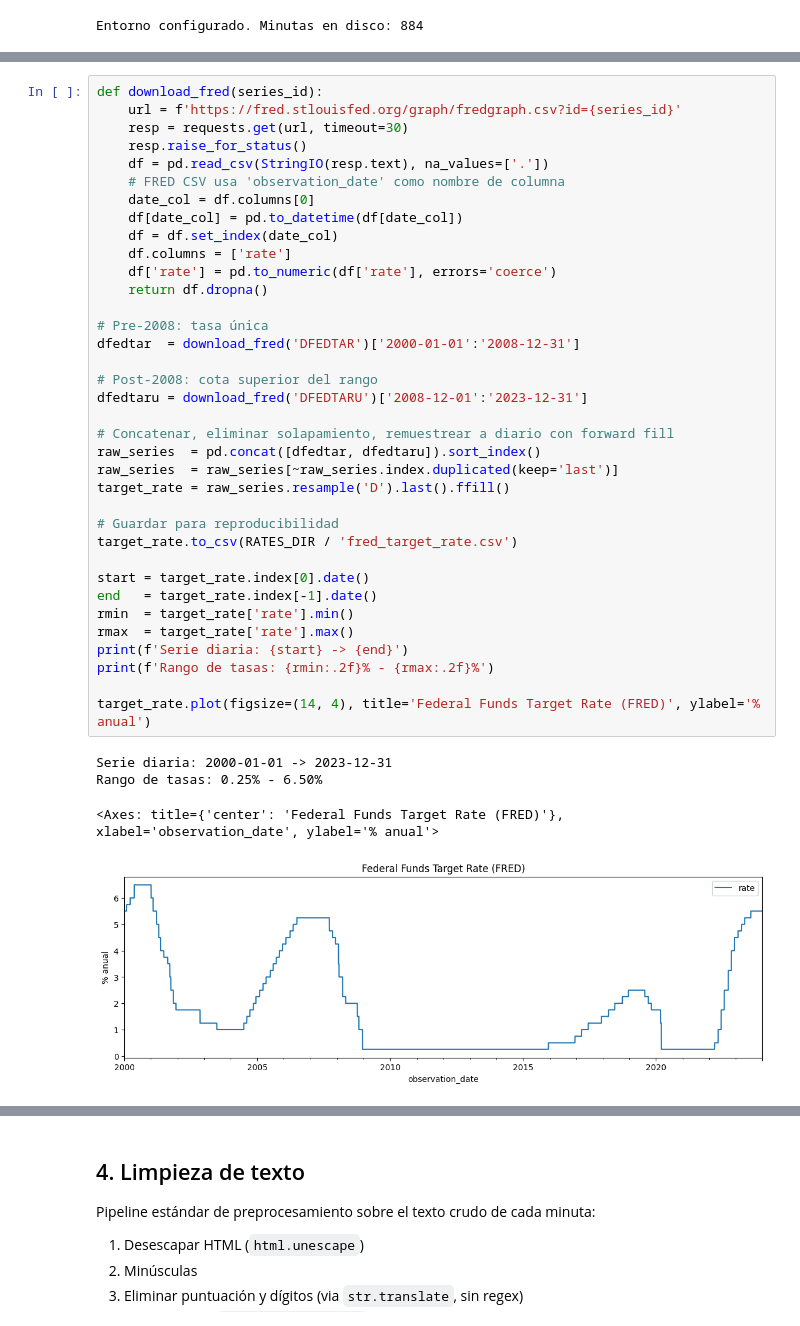
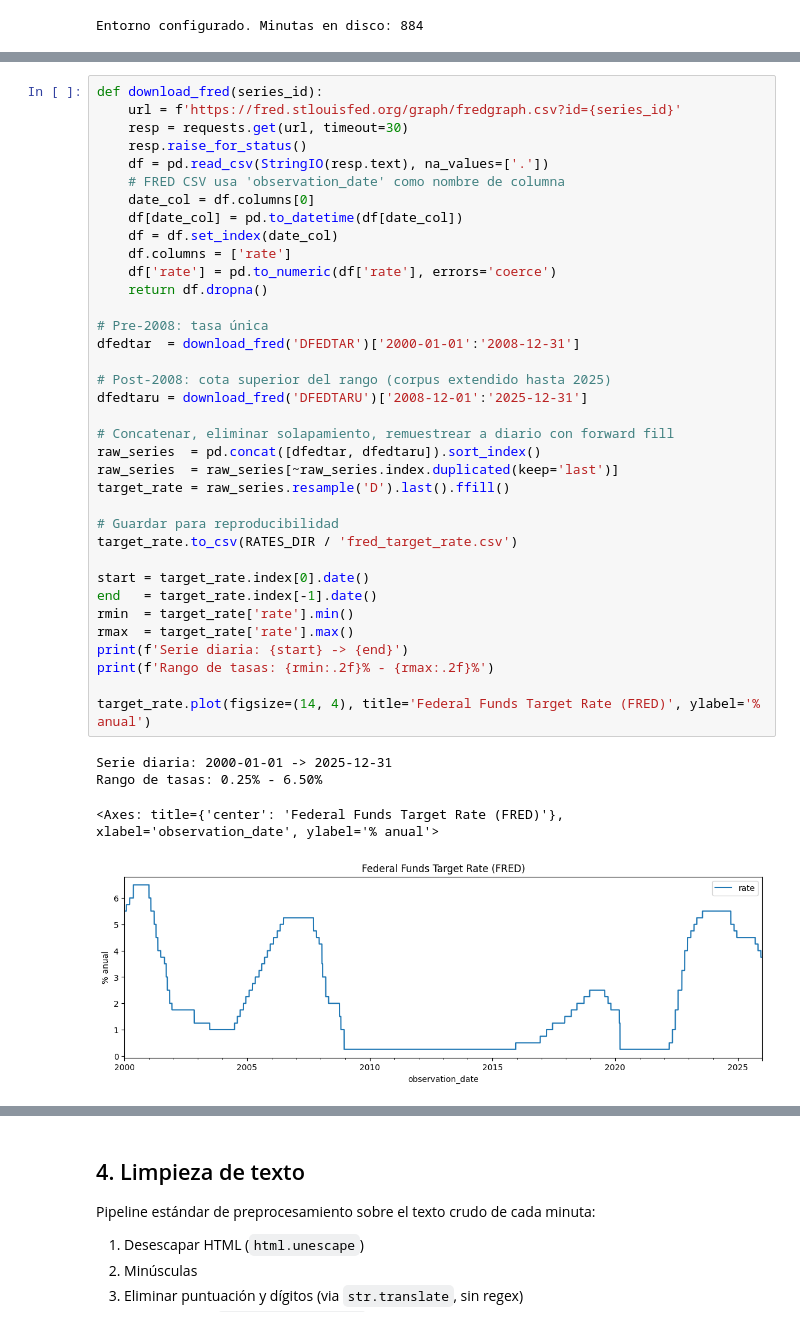
Before and after one commit to vruizitba/TP_NLP, a Jupyter notebook: notebooks/02_preprocessing.ipynb, the cells around one changed output, grey strips where cells are left out. Cells and saved outputs as stored; diff of their text form.

```diff
--- a/notebooks/02_preprocessing.ipynb
+++ b/notebooks/02_preprocessing.ipynb
@@ -55,37 +55,37 @@ def download_fred(series_id):
     date_col = df.columns[0]
     df[date_col] = pd.to_datetime(df[date_col])
     df = df.set_index(date_col)
     df.columns = ['rate']
     df['rate'] = pd.to_numeric(df['rate'], errors='coerce')
     return df.dropna()
 
 # Pre-2008: tasa única
 dfedtar  = download_fred('DFEDTAR')['2000-01-01':'2008-12-31']
 
-# Post-2008: cota superior del rango
-dfedtaru = download_fred('DFEDTARU')['2008-12-01':'2023-12-31']
+# Post-2008: cota superior del rango (corpus extendido hasta 2025)
+dfedtaru = download_fred('DFEDTARU')['2008-12-01':'2025-12-31']
 
 # Concatenar, eliminar solapamiento, remuestrear a diario con forward fill
 raw_series  = pd.concat([dfedtar, dfedtaru]).sort_index()
 raw_series  = raw_series[~raw_series.index.duplicated(keep='last')]
 target_rate = raw_series.resample('D').last().ffill()
 
 # Guardar para reproducibilidad
 target_rate.to_csv(RATES_DIR / 'fred_target_rate.csv')
 
 start = target_rate.index[0].date()
 end   = target_rate.index[-1].date()
 rmin  = target_rate['rate'].min()
 rmax  = target_rate['rate'].max()
 print(f'Serie diaria: {start} -> {end}')
 print(f'Rango de tasas: {rmin:.2f}% - {rmax:.2f}%')
 
 target_rate.plot(figsize=(14, 4), title='Federal Funds Target Rate (FRED)', ylabel='% anual')
 # %% [output]
-Serie diaria: 2000-01-01 -> 2023-12-31
+Serie diaria: 2000-01-01 -> 2025-12-31
 Rango de tasas: 0.25% - 6.50%
 <Axes: title={'center': 'Federal Funds Target Rate (FRED)'}, xlabel='observation_date', ylabel='% anual'>
-[figure, old version]
+[figure, new version]
 # %% [markdown]
 ## 2. Carga de minutas
 
```
Also changed, not shown: parts of 11 cells of this notebook, 21 other files.
